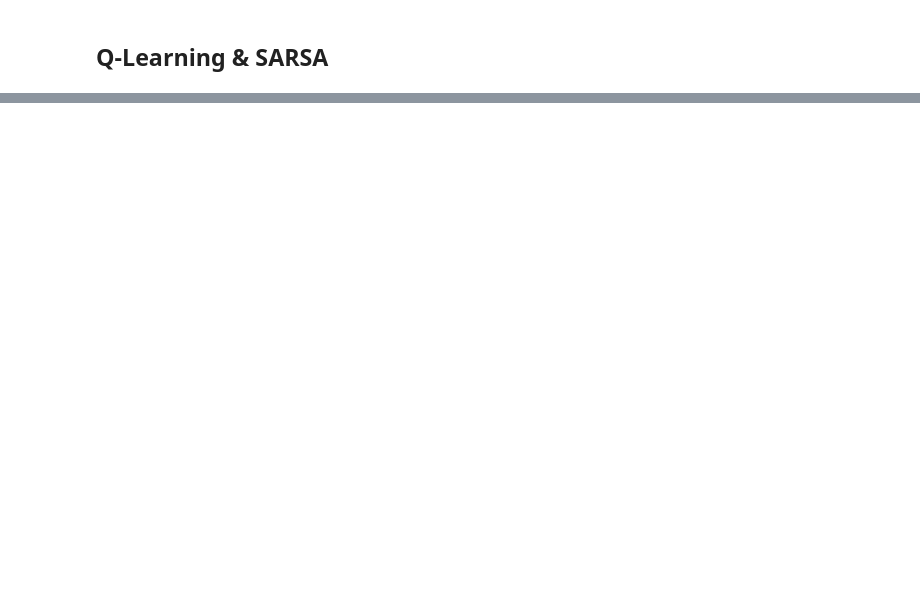
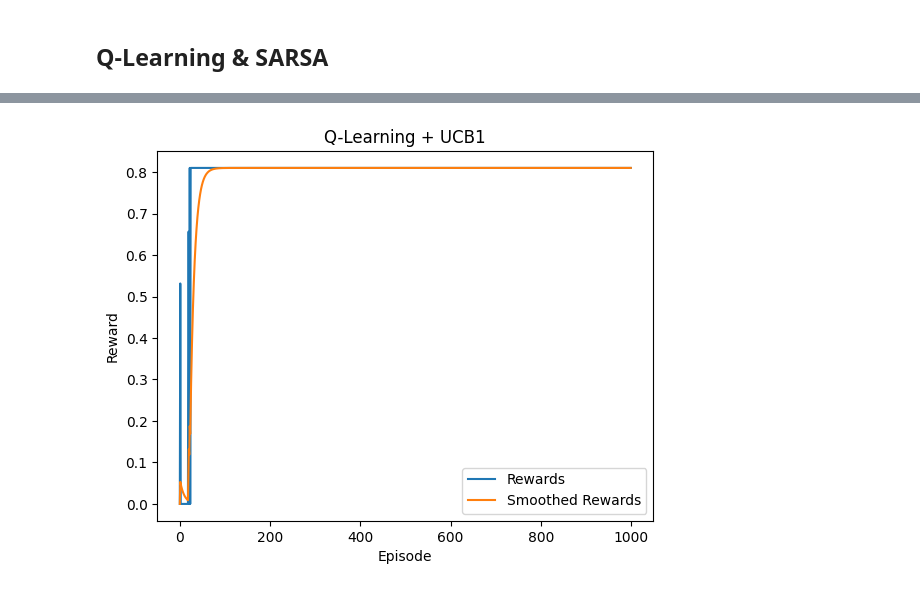
Before and after one commit to yshenbj/rl, a Jupyter notebook: gridworld.ipynb, the cells around one changed output, grey strips where cells are left out. Drawn from its saved outputs; the diff is of its cells as text; code cells hidden in the pictures; blank space fills up the shorter version.

```diff
--- a/gridworld.ipynb
+++ b/gridworld.ipynb
@@ -101,15 +103,37 @@ class UpperConfidenceBounds:
         # total number of selections
         self.total = 0
         # number of times each action has been chosen
-        self.times_sekected = {}
+        self.times_selected = {}
 
     def reset(self):
         self.total = 0
         self.times_selected = {}
 
-    def select(self, state, actions, qfucntion):
-        for action in range(actions):
-            pass
+    def select(self, state, actions, qfunction):
+        # First execute each action on time
+        for action in range(actions.start, actions.n):
+            if action not in self.times_selected.keys():
+                self.times_selected[action] = 1
+                self.total += 1
+                return action
+
+        max_actions = []
+        max_value = float('-inf')
+        for action in range(actions.start, actions.n):
+            value = qfunction.get_q_value(state, action) + math.sqrt(
+                (2 * math.log(self.total)) / self.times_selected[action]
+            )
+            if value > max_value:
+                max_actions = [action]
+                max_value = value
+            elif value == max_value:
+                max_actions += [action]
+
+        # For multiple actions with highest value, choose one randomly
+        result = random.choice(max_actions)
+        self.times_selected[result] += 1
+        self.total += 1
+        return result
 
 
 class QLearning:
@@ -245,0 +270,15 @@ plt.show()
+# %%
+env = gym.make('games/GridWorld', max_episode_steps=50)
+qfunction = QTable()
+rewards = QLearning(env, UpperConfidenceBounds(), qfunction).execute(episodes=1000)
+smoothed_rewards = get_ema(rewards)
+
+plt.plot(rewards, label='Rewards')
+plt.plot(smoothed_rewards, label='Smoothed Rewards')
+plt.xlabel('Episode')
+plt.ylabel('Reward')
+plt.legend()
+plt.title('Q-Learning + UCB1')
+plt.show()
+# %% [output]
+[figure, added]
```
Also changed, not shown: parts of 6 cells of this notebook, 6 other files.
